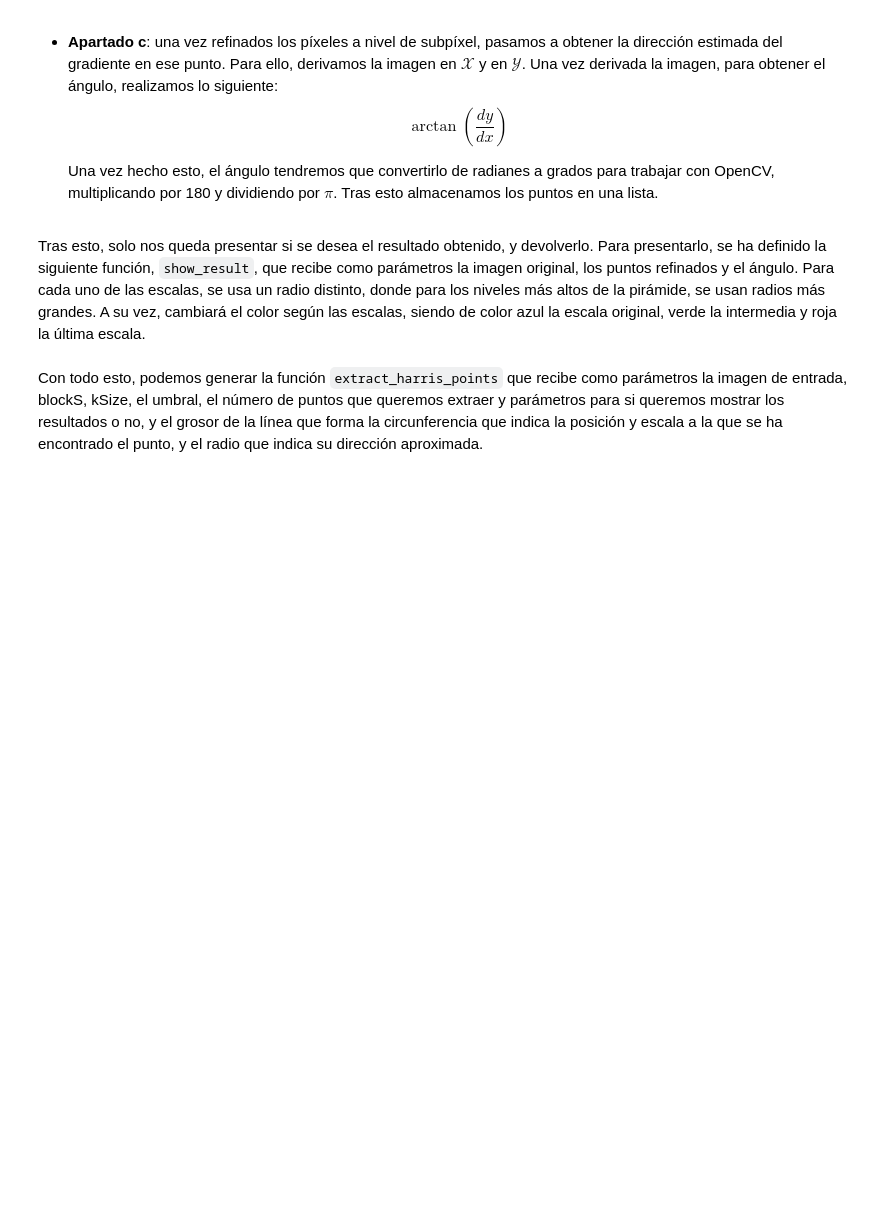
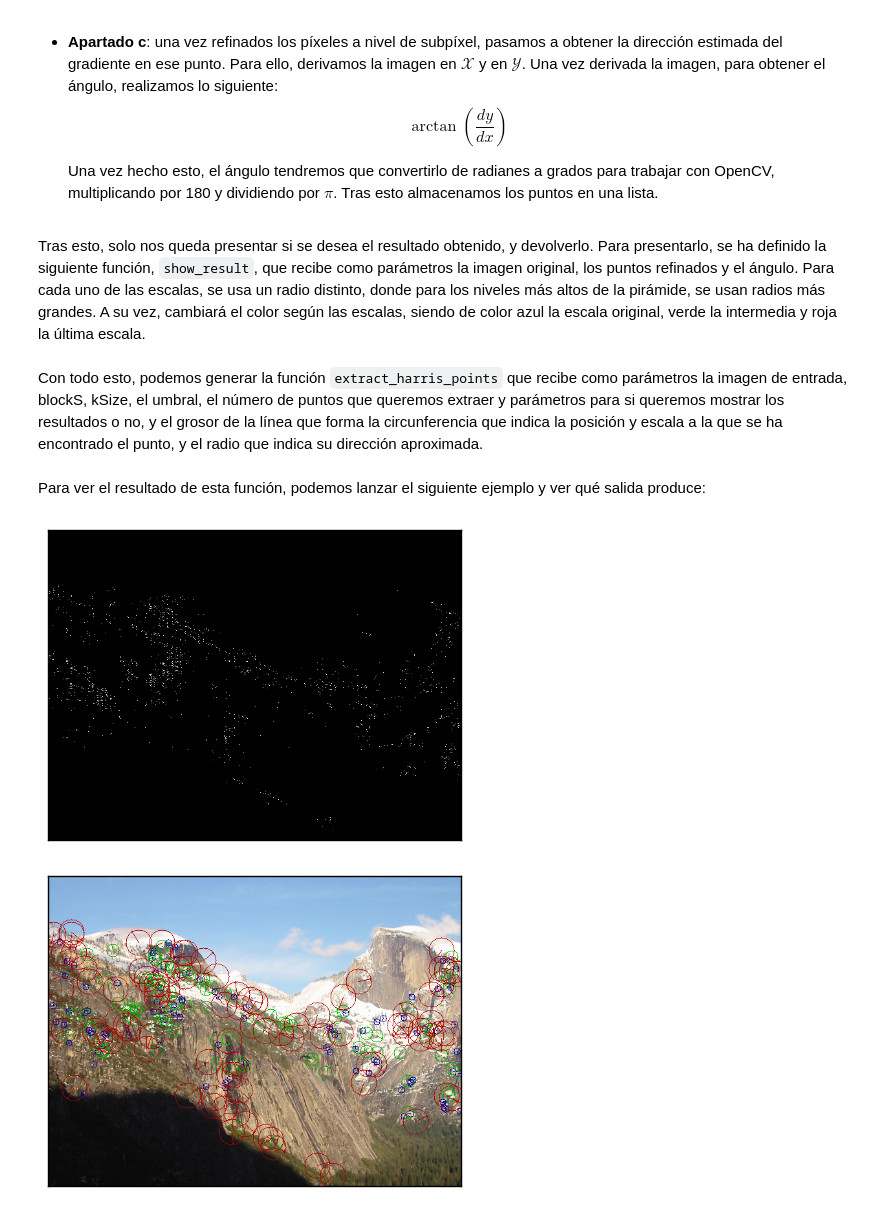
Before and after one commit to BraulioV/Computer-Vision, a Jupyter notebook: Practica2/Detección_de_puntos_relevantes_y_Construcción_de_panoramas.ipynb, the cells around one changed output. Drawn from its saved outputs; the diff is of its cells as text; code cells hidden in the pictures; blank space fills up the shorter version.

Commit message:
Avanzando el jupyter

````diff
--- a/Practica2/Detección_de_puntos_relevantes_y_Construcción_de_panoramas.ipynb
+++ b/Practica2/Detección_de_puntos_relevantes_y_Construcción_de_panoramas.ipynb
@@ -23,6 +23,18 @@ import cv2
 import random
 import numpy as np
 from functions import *
+from matplotlib import pyplot as plt
+
+def show_img_on_jupyter(im):
+    if len(im.shape) == 3:
+        img = cv2.cvtColor(im.astype(np.uint8), cv2.COLOR_BGR2RGB)
+        plt.imshow(img)
+    else:
+        img = im
+        plt.imshow(img, cmap='Greys_r')
+
+    plt.xticks([]), plt.yticks([])  # to hide tick values on X and Y axis
+    plt.show()
 
 def prepare_img_to_harris_points(img):
     # Extraemos las dimensiones de la imagen, para que,
@@ -178,7 +190,7 @@ def get_best_points(img_points, xy_points, harrisV, n_points):
         it += 1
         escala *= 2
 
-    show_img(img_points, "Primeros puntos seleccionados")
+    show_img_on_jupyter(img_points)
 
     return selected_points
 # %% [markdown]
@@ -244,7 +256,7 @@ def show_result(img, refined_points, angles, thick):
                             color=colors[scale],thickness=thick)
         size *= 2
 
-    show_img(aux2, 'Puntos y ángulos')
+    show_img_on_jupyter(aux2)
 # %% [markdown]
 Con todo esto, podemos generar la función ```extract_harris_points``` que recibe como parámetros la imagen de entrada, blockS, kSize, el umbral, el número de puntos que queremos extraer y parámetros para si queremos mostrar los resultados o no, y el grosor de la línea que forma la circunferencia que indica la posición y escala a la que se ha encontrado el punto, y el radio que indica su dirección aproximada.
 # %%
@@ -298,4 +310,14 @@ def extract_harris_points(img, blockS, kSize, thresdhold, n_points = 1500,
     if show_best_points:
         show_result(img, refined_points, angles, thick)
 
-    return refined_points, angles
+    #return refined_points, angles
+# %% [markdown]
+Para ver el resultado de esta función, podemos lanzar el siguiente ejemplo y ver qué salida produce:
+# %%
+extract_harris_points(cv2.imread('imagenes/yosemite/Yosemite1.jpg',
+                                    flags=cv2.IMREAD_COLOR),
+                         blockS = 3,
+                         kSize = 5, thresdhold=0.000001)
+# %% [output]
+[figure, added]
+[figure, added]
````
Also changed, not shown: parts of 11 cells of this notebook, 1 other file.
